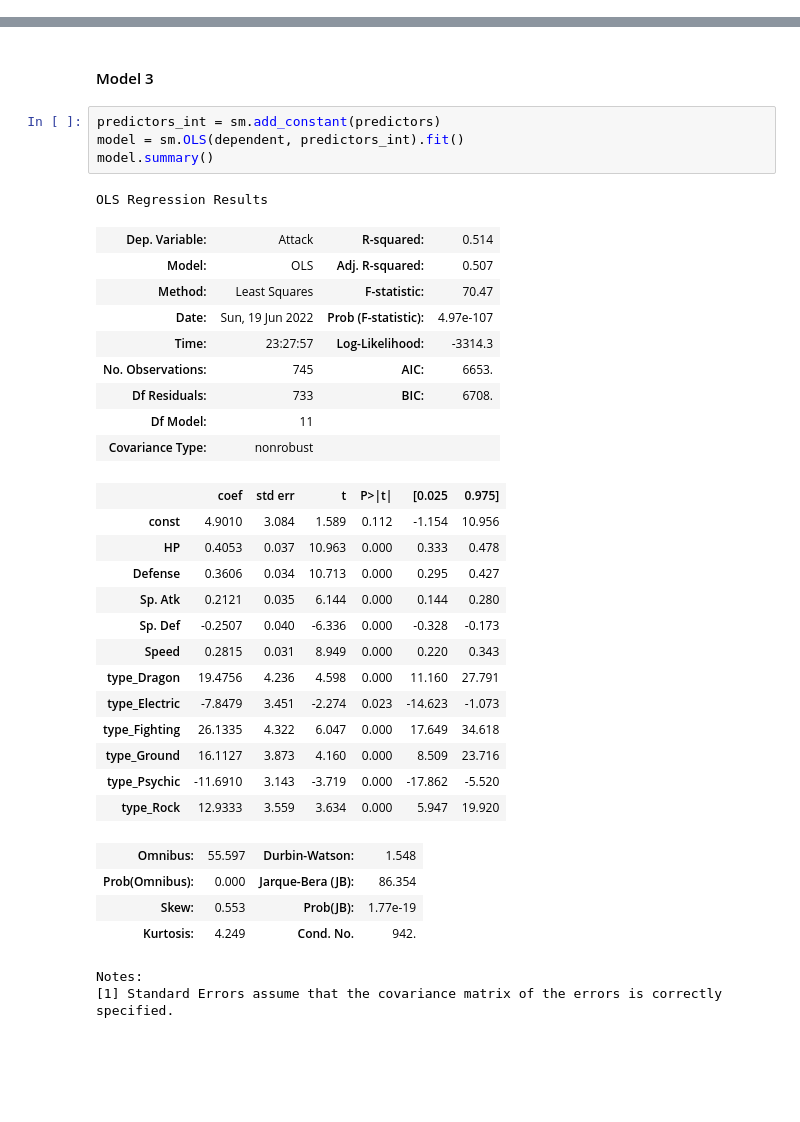
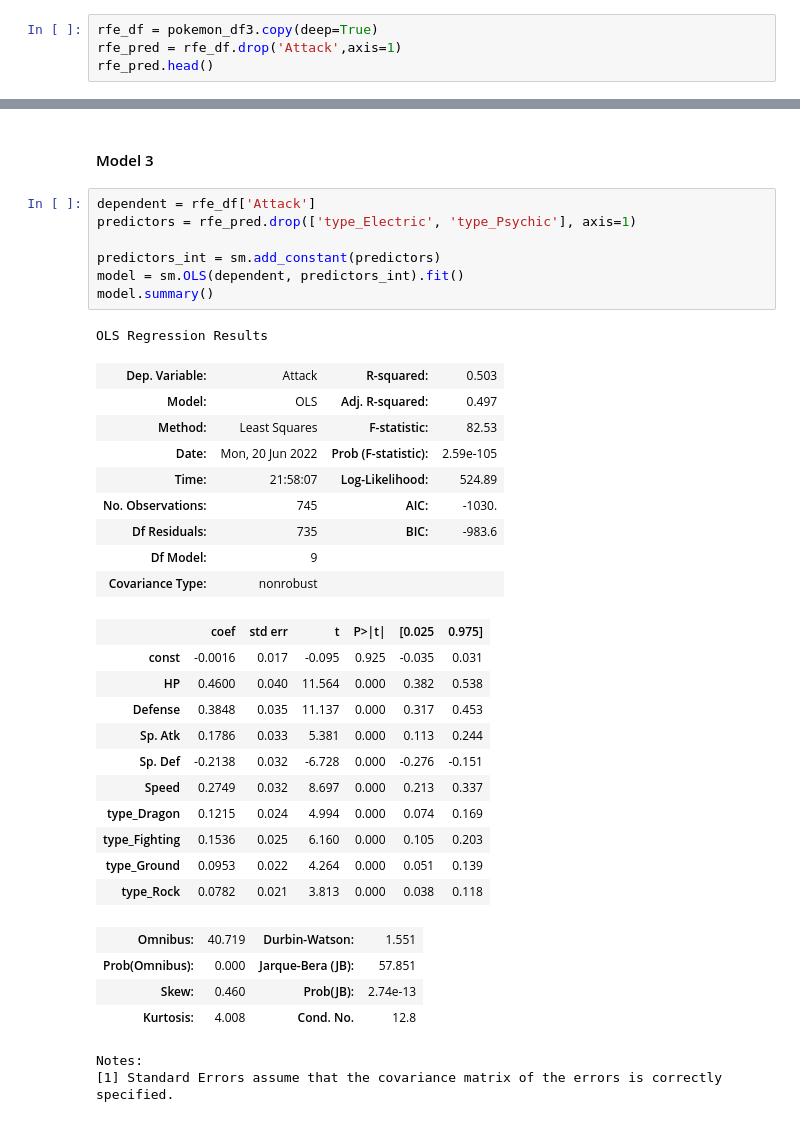
Before and after one commit to wong-ricky/capstone-pokemon, a Jupyter notebook: Pokemon.ipynb, the cells around one changed output, grey strips where cells are left out. Drawn from its saved outputs; the diff is of its cells as text; blank space fills up the shorter version.

```diff
--- a/Pokemon.ipynb
+++ b/Pokemon.ipynb
@@ -428,0 +441,4 @@ pokemon_df3
+# %%
+rfe_df = pokemon_df3.copy(deep=True)
+rfe_pred = rfe_df.drop('Attack',axis=1)
+rfe_pred.head()
@@ -429,36 +459,37 @@ pokemon_df3
 # %% [markdown]
 #### Model 3
 # %%
+dependent = rfe_df['Attack']
+predictors = rfe_pred.drop(['type_Electric', 'type_Psychic'], axis=1)
+
 predictors_int = sm.add_constant(predictors)
 model = sm.OLS(dependent, predictors_int).fit()
 model.summary()
 # %% [output]
 OLS Regression Results
-| Dep. Variable: | Attack | R-squared: | 0.514 |
-| Model: | OLS | Adj. R-squared: | 0.507 |
-| Method: | Least Squares | F-statistic: | 70.47 |
-| Date: | Sun, 19 Jun 2022 | Prob (F-statistic): | 4.97e-107 |
-| Time: | 23:27:57 | Log-Likelihood: | -3314.3 |
-| No. Observations: | 745 | AIC: | 6653. |
-| Df Residuals: | 733 | BIC: | 6708. |
-| Df Model: | 11 |  |  |
+| Dep. Variable: | Attack | R-squared: | 0.503 |
+| Model: | OLS | Adj. R-squared: | 0.497 |
+| Method: | Least Squares | F-statistic: | 82.53 |
+| Date: | Mon, 20 Jun 2022 | Prob (F-statistic): | 2.59e-105 |
+| Time: | 21:58:07 | Log-Likelihood: | 524.89 |
+| No. Observations: | 745 | AIC: | -1030. |
+| Df Residuals: | 735 | BIC: | -983.6 |
+| Df Model: | 9 |  |  |
 | Covariance Type: | nonrobust |  |  |
 |  | coef | std err | t | P>|t| | [0.025 | 0.975] |
-| const | 4.9010 | 3.084 | 1.589 | 0.112 | -1.154 | 10.956 |
-| HP | 0.4053 | 0.037 | 10.963 | 0.000 | 0.333 | 0.478 |
-| Defense | 0.3606 | 0.034 | 10.713 | 0.000 | 0.295 | 0.427 |
-| Sp. Atk | 0.2121 | 0.035 | 6.144 | 0.000 | 0.144 | 0.280 |
-| Sp. Def | -0.2507 | 0.040 | -6.336 | 0.000 | -0.328 | -0.173 |
-| Speed | 0.2815 | 0.031 | 8.949 | 0.000 | 0.220 | 0.343 |
-| type_Dragon | 19.4756 | 4.236 | 4.598 | 0.000 | 11.160 | 27.791 |
-| type_Electric | -7.8479 | 3.451 | -2.274 | 0.023 | -14.623 | -1.073 |
-| type_Fighting | 26.1335 | 4.322 | 6.047 | 0.000 | 17.649 | 34.618 |
-| type_Ground | 16.1127 | 3.873 | 4.160 | 0.000 | 8.509 | 23.716 |
-| type_Psychic | -11.6910 | 3.143 | -3.719 | 0.000 | -17.862 | -5.520 |
-| type_Rock | 12.9333 | 3.559 | 3.634 | 0.000 | 5.947 | 19.920 |
+| const | -0.0016 | 0.017 | -0.095 | 0.925 | -0.035 | 0.031 |
+| HP | 0.4600 | 0.040 | 11.564 | 0.000 | 0.382 | 0.538 |
+| Defense | 0.3848 | 0.035 | 11.137 | 0.000 | 0.317 | 0.453 |
+| Sp. Atk | 0.1786 | 0.033 | 5.381 | 0.000 | 0.113 | 0.244 |
+| Sp. Def | -0.2138 | 0.032 | -6.728 | 0.000 | -0.276 | -0.151 |
+| Speed | 0.2749 | 0.032 | 8.697 | 0.000 | 0.213 | 0.337 |
+| type_Dragon | 0.1215 | 0.024 | 4.994 | 0.000 | 0.074 | 0.169 |
+| type_Fighting | 0.1536 | 0.025 | 6.160 | 0.000 | 0.105 | 0.203 |
+| type_Ground | 0.0953 | 0.022 | 4.264 | 0.000 | 0.051 | 0.139 |
+| type_Rock | 0.0782 | 0.021 | 3.813 | 0.000 | 0.038 | 0.118 |
-| Omnibus: | 55.597 | Durbin-Watson: | 1.548 |
-| Prob(Omnibus): | 0.000 | Jarque-Bera (JB): | 86.354 |
-| Skew: | 0.553 | Prob(JB): | 1.77e-19 |
-| Kurtosis: | 4.249 | Cond. No. | 942. |
+| Omnibus: | 40.719 | Durbin-Watson: | 1.551 |
+| Prob(Omnibus): | 0.000 | Jarque-Bera (JB): | 57.851 |
+| Skew: | 0.460 | Prob(JB): | 2.74e-13 |
+| Kurtosis: | 4.008 | Cond. No. | 12.8 |
 Notes:
 [1] Standard Errors assume that the covariance matrix of the errors is correctly specified.
```
Also changed, not shown: parts of 19 cells of this notebook.
